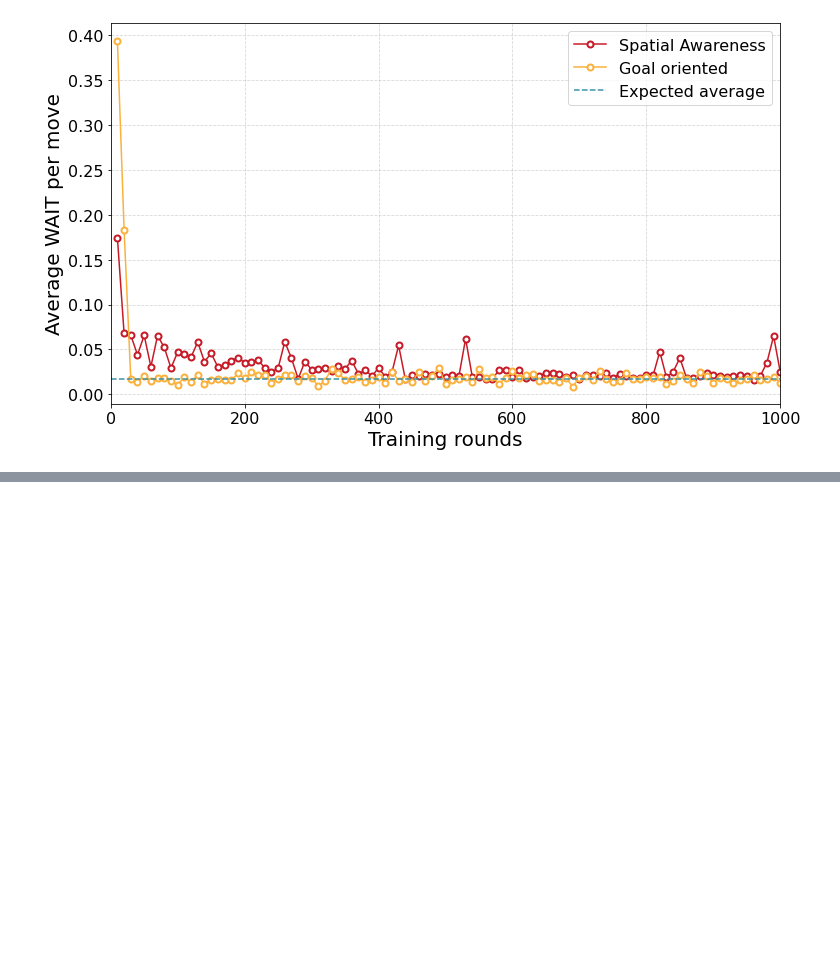
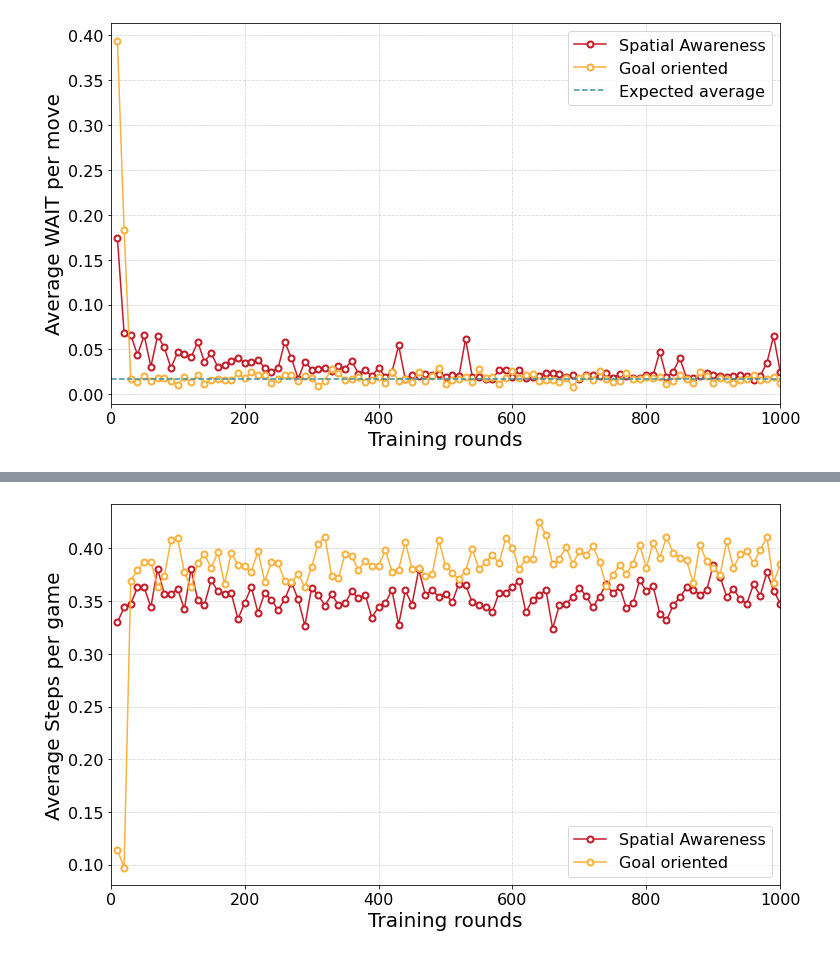
Before and after one commit to NathEd1012/Machine_learning_Ess, a Jupyter notebook: Bomberman/bomberman_rl/data_analysis/data_analysis.ipynb, the cells around one changed output, grey strips where cells are left out. Cells and saved outputs as stored; diff of their text form; code cells hidden in the pictures; blank space fills up the shorter version.

```diff
--- a/Bomberman/bomberman_rl/data_analysis/data_analysis.ipynb
+++ b/Bomberman/bomberman_rl/data_analysis/data_analysis.ipynb
@@ -96,0 +148,17 @@ plt.savefig("data_analysis/diagrams/learning_to_walk_2.png", dpi = 300)
+# %%
+steps_dqn, total_rounds_dqn = analyze_stat("ts-coin-heaven-dqn.csv", "Steps")
+#survived_nat, total_rounds_nat = analyze_stat("ts-nat-1-1-1.csv", "SURVIVED_ROUND")
+
+fig, ax = plt.subplots(figsize = (12, 7))
+ax.plot(total_rounds_dqn, coins_dqn / steps_dqn, label = "Spatial Awareness")
+ax.plot(total_rounds_nat, coins_nat / (total_moves_nat / 10), label = "Goal oriented")
+
+ax.set_ylabel("Average Steps per game")
+ax.set_xlabel("Training rounds")
+ax.set_xlim(0, 1000)
+
+
+ax.legend(loc = 'best')
+plt.savefig("data_analysis/diagrams/get_a_well_paying_job_3.png", dpi = 300)
+# %% [output]
+[figure, added]
```
Also changed, not shown: parts of 4 cells of this notebook, 7 other files.
